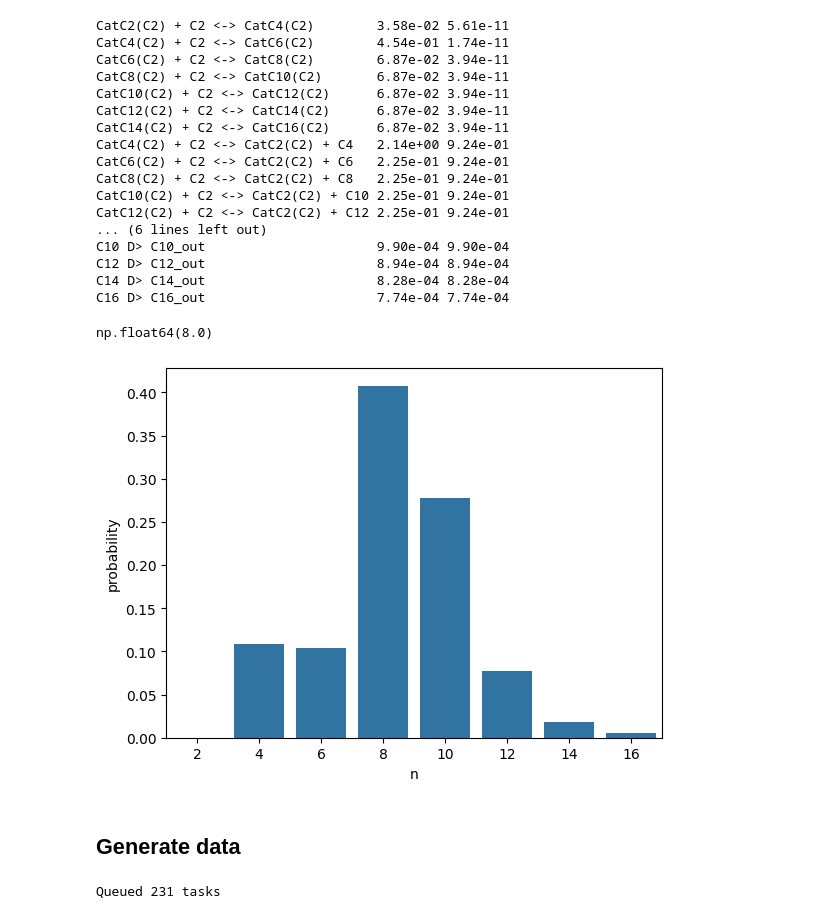
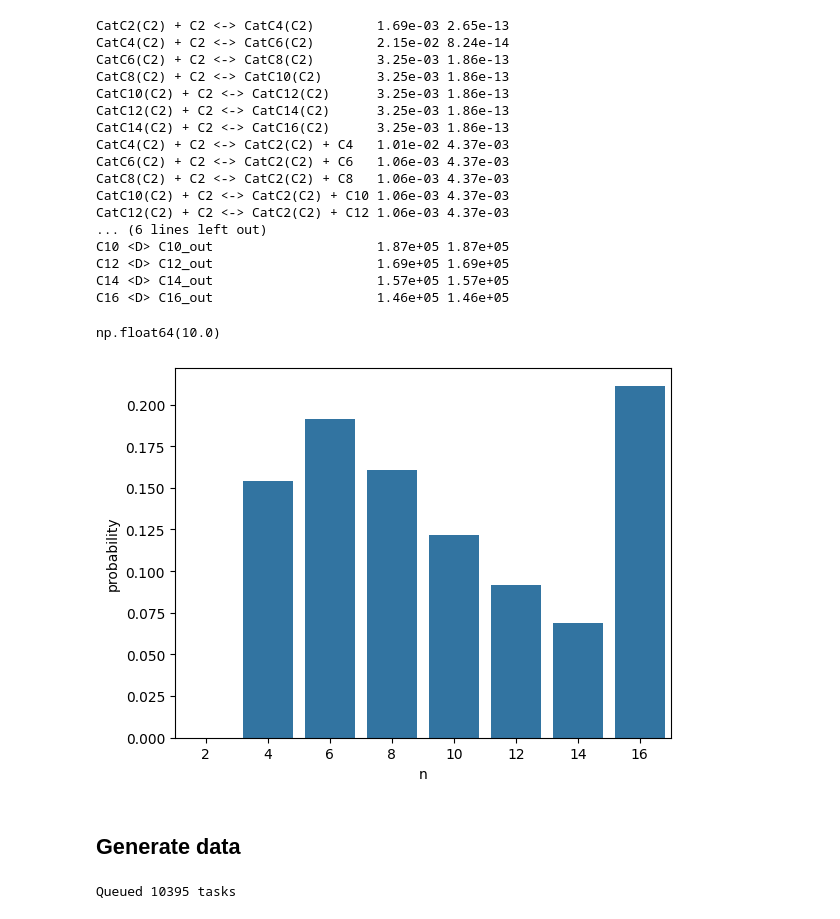
Before and after one commit to multiscale-modelling/kinetic_model, a Jupyter notebook: experiments/simplification.ipynb, the cells around one changed output. Saved outputs shown, nothing was run; the diff lists cells and outputs as text; code cells hidden in the pictures.

Commit message:
fixed diffusion

```diff
--- a/experiments/simplification.ipynb
+++ b/experiments/simplification.ipynb
@@ -182,7 +182,7 @@ def check_convergance(ts, error_threshold=1e-2):
 # %%
 N = 16
 temperature = 300  # Kelvin
-pressure = 1  # bar
+pressure = 10  # bar
 steps = 1e4
 time = 10
 diffusion = True  # Set to False to disable diffusion
@@ -199,7 +199,7 @@ energy_barriers = EnergyBarriersSimplifyed(
     pressure=pressure
 )
 
-reactor = ReactorStream(
+reactor = ReactorSimulationChemisorptionSimplified(
     N=N,
     T=temperature,
     pressure=pressure,
@@ -232,56 +232,56 @@ def remove_back_ins(reactions, N):
     for cnt, i in enumerate(reactions):
         if cnt > number_of_insertions:
             break
         reactions[cnt] = (i[0].replace('<->', '->'), i[1], i[2])
 
 def slowdawn_back_ins(reactions, N, order):
     number_of_insertions = N//2 - 2
     for cnt, i in enumerate(reactions):
         if cnt > number_of_insertions:
             break
         reactions[cnt] = (i[0], i[1], i[2]*10**(-order))
 
 def check_errors(ts):
     return all(ts.min() > -1e-2)
 
 factor = normilize_constants(reactor._reactions, r_max=1e6)
 # remove_back_ins(reactor._reactions, reactor.N)
 # slowdawn_back_ins(reactor._reactions, reactor.N, order=8)
 reactor.time_hours /= factor
 
 for i in reactor._reactions:
     print('{:35s} {:5.2e} {:5.2e}'.format(*i))
 
 distr, ts = reactor.run(build_solver=False)
 
 sns.barplot(data=distr, x='n', y='probability')
 check_convergance(ts, error_threshold=1e-6)
 np.round(np.sum(distr.n * distr.probability))
 # %% [output]
-CatC2(C2) + C2 <-> CatC4(C2)        3.58e-02 5.61e-11
-CatC4(C2) + C2 <-> CatC6(C2)        4.54e-01 1.74e-11
-CatC6(C2) + C2 <-> CatC8(C2)        6.87e-02 3.94e-11
-CatC8(C2) + C2 <-> CatC10(C2)       6.87e-02 3.94e-11
-CatC10(C2) + C2 <-> CatC12(C2)      6.87e-02 3.94e-11
-CatC12(C2) + C2 <-> CatC14(C2)      6.87e-02 3.94e-11
-CatC14(C2) + C2 <-> CatC16(C2)      6.87e-02 3.94e-11
-CatC4(C2) + C2 <-> CatC2(C2) + C4   2.14e+00 9.24e-01
-CatC6(C2) + C2 <-> CatC2(C2) + C6   2.25e-01 9.24e-01
-CatC8(C2) + C2 <-> CatC2(C2) + C8   2.25e-01 9.24e-01
-CatC10(C2) + C2 <-> CatC2(C2) + C10 2.25e-01 9.24e-01
-CatC12(C2) + C2 <-> CatC2(C2) + C12 2.25e-01 9.24e-01
+CatC2(C2) + C2 <-> CatC4(C2)        1.69e-03 2.65e-13
+CatC4(C2) + C2 <-> CatC6(C2)        2.15e-02 8.24e-14
+CatC6(C2) + C2 <-> CatC8(C2)        3.25e-03 1.86e-13
+CatC8(C2) + C2 <-> CatC10(C2)       3.25e-03 1.86e-13
+CatC10(C2) + C2 <-> CatC12(C2)      3.25e-03 1.86e-13
+CatC12(C2) + C2 <-> CatC14(C2)      3.25e-03 1.86e-13
+CatC14(C2) + C2 <-> CatC16(C2)      3.25e-03 1.86e-13
+CatC4(C2) + C2 <-> CatC2(C2) + C4   1.01e-02 4.37e-03
+CatC6(C2) + C2 <-> CatC2(C2) + C6   1.06e-03 4.37e-03
+CatC8(C2) + C2 <-> CatC2(C2) + C8   1.06e-03 4.37e-03
+CatC10(C2) + C2 <-> CatC2(C2) + C10 1.06e-03 4.37e-03
+CatC12(C2) + C2 <-> CatC2(C2) + C12 1.06e-03 4.37e-03
 ... (6 lines left out)
-C10 D> C10_out                      9.90e-04 9.90e-04
-C12 D> C12_out                      8.94e-04 8.94e-04
-C14 D> C14_out                      8.28e-04 8.28e-04
-C16 D> C16_out                      7.74e-04 7.74e-04
+C10 <D> C10_out                     1.87e+05 1.87e+05
+C12 <D> C12_out                     1.69e+05 1.69e+05
+C14 <D> C14_out                     1.57e+05 1.57e+05
+C16 <D> C16_out                     1.46e+05 1.46e+05
-np.float64(8.0)
+np.float64(10.0)
-[figure, old version]
+[figure, new version]
 # %% [markdown]
 ## Generate data
 # %%
 import os
-import tqdm
+from tqdm import tqdm
 import warnings
 from IPython.display import clear_output
 from func_timeout import func_timeout, FunctionTimedOut
@@ -289,7 +289,7 @@ from itertools import product
 from joblib import Parallel, delayed
 from tqdm_joblib import tqdm_joblib
 from joblib import Parallel, delayed
-from tqdm.auto import tqdm
+# from tqdm.auto import tqdm
 import numpy as np
 import os
 
@@ -348,20 +348,20 @@ time = 10
 temperatures = np.linspace(300, 600, 21)
 pressures = np.linspace(1, 50, 11)
 
-diffusion_modes = (True,)#(True, False)
-stream_modes = (False,)#(True, False)
-particle_sizes = (1000,) #(50, 300, 1000, 10000)
-cat_concentration = (1e-2,)#(1e-2, 1e-1, 1e-3)
+diffusion_modes = (True, False)
+stream_modes = (True, False)
+particle_sizes = (300, 1000, 1e4, 1e5, 1e6)#, 1e8, 1e12, 1e16)#(50, 300, 1000, 10000)
+cat_concentration = (1e-2, 1e-1, 1e-3)
 waiting_time = 30  # seconds
-output_folder = 'files/modeling_C16_10h_noback/'
-is_remove_back_ins = True
+output_folder = 'files/modeling_C16_10h_corrected_151025V2/'
+is_remove_back_ins = False
 # --- Build task list (skip those already on disk) ---
 def make_tail(temperature, pressure, N, diffusion, stream, ps, cat_conc):
     return f"temperature_{temperature}_pressure_{pressure}_N_{N}_diffusion_{diffusion}_stream_{stream}_particleSize_{ps}_cat_conc_{cat_conc}"
 
 all_tasks = []
-for temperature, ps, pressure, diffusion, stream, cat_conc in product(
-        temperatures, particle_sizes, pressures, diffusion_modes, stream_modes, cat_concentration):
+for temperature, ps, pressure, diffusion, stream, cat_conc in tqdm(product(
+        temperatures, particle_sizes, pressures, diffusion_modes, stream_modes, cat_concentration)):
     if (not diffusion) and stream:
         continue
     tail = make_tail(temperature, pressure, N, diffusion, stream, ps, cat_conc)
@@ -422,7 +422,7 @@ def run_one_task(task):
 
 # run_one_task(all_tasks[0])
 # %% [output]
-Queued 231 tasks
+Queued 10395 tasks
 # %%
 with tqdm_joblib(tqdm(total=len(all_tasks), desc="Simulating conditions")) as progress_bar:
     results = Parallel(n_jobs=-1, backend="loky", pre_dispatch="2*n_jobs")(
```
Also changed, not shown: parts of 1 cell of this notebook, 3 other files.
